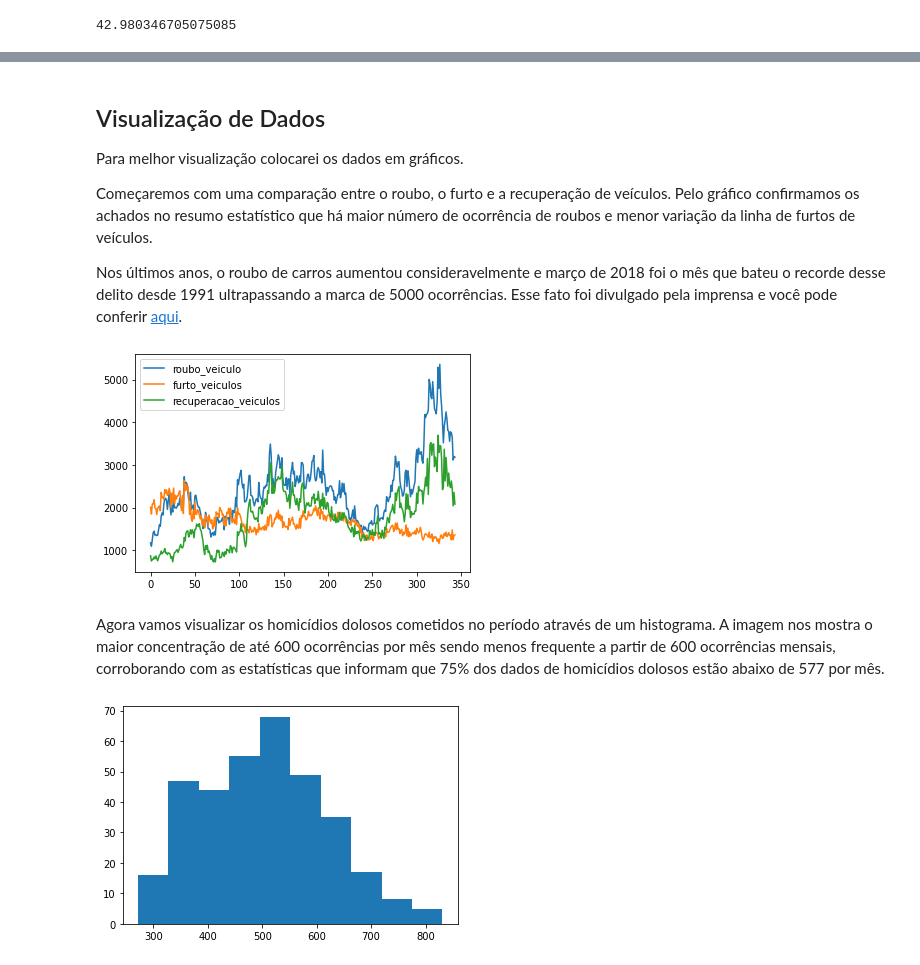
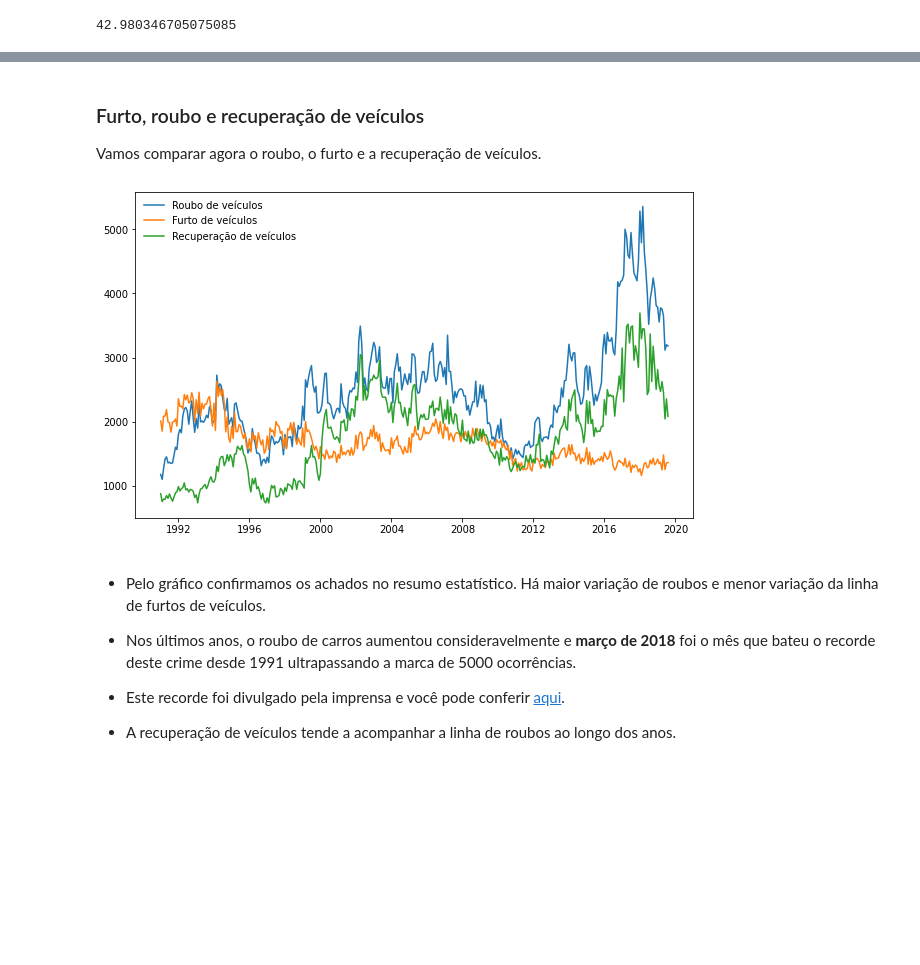
Before and after one commit to brunnadeandrade/data_science, a Jupyter notebook: Analisando_a_Violência_no_Rio_de_Janeiro.ipynb, the cells around one changed output, grey strips where cells are left out. Cells and saved outputs as stored; diff of their text form; code cells hidden in the pictures; blank space fills up the shorter version.

```diff
--- a/Analisando_a_Violência_no_Rio_de_Janeiro.ipynb
+++ b/Analisando_a_Violência_no_Rio_de_Janeiro.ipynb
@@ -184,23 +390,22 @@ Os roubos em coletivos tiveram mínima de 281 e máxima de 1.628 ocorrências, u
+# %% [markdown]
+### Furto, roubo e recuperação de veículos
+
+Vamos comparar agora o roubo, o furto e a recuperação de veículos.
+# %%
+# Plotar gráfico de roubo, furto e recuperação de veículos
+fig, ax = plt.subplots(figsize=(10,6))
+ax.plot(df['data'], df['roubo_veiculo'], label='Roubo de veículos');
+ax.plot(df['data'], df['furto_veiculos'], label='Furto de veículos');
+ax.plot(df['data'], df['recuperacao_veiculos'], label='Recuperação de veículos');
+plt.legend(frameon=False);
+plt.show();
+# %% [output]
+[figure, added]
 # %% [markdown]
-## Visualização de Dados
+* Pelo gráfico confirmamos os achados no resumo estatístico. Há maior variação de roubos e menor variação da linha de furtos de veículos.
 
-Para melhor visualização colocarei os dados em gráficos.
+* Nos últimos anos, o roubo de carros aumentou consideravelmente e **março de 2018** foi o mês que bateu o recorde deste crime desde 1991 ultrapassando a marca de 5000 ocorrências.
 
-Começaremos com uma comparação entre o roubo, o furto e a recuperação de veículos. Pelo gráfico confirmamos os achados no resumo estatístico que há maior número de ocorrência de roubos e menor variação da linha de furtos de veículos.
+* Este recorde foi divulgado pela imprensa e você pode conferir [aqui](https://g1.globo.com/rj/rio-de-janeiro/noticia/rj-teve-recorde-de-roubo-de-veiculos-em-marco-registra-isp.ghtml).
 
-Nos últimos anos, o roubo de carros aumentou consideravelmente e março de 2018 foi o mês que bateu o recorde desse delito desde 1991 ultrapassando a marca de 5000 ocorrências. Esse fato foi divulgado pela imprensa e você pode conferir [aqui](https://g1.globo.com/rj/rio-de-janeiro/noticia/rj-teve-recorde-de-roubo-de-veiculos-em-marco-registra-isp.ghtml).
+* A recuperação de veículos tende a acompanhar a linha de roubos ao longo dos anos.
-# %%
-# Plotar gráfico de roubo, furto e recuperação de veículos
-df.roubo_veiculo.plot(legend=True);
-df.furto_veiculos.plot(legend=True);
-df.recuperacao_veiculos.plot(legend=True);
-# %% [output]
-[figure, removed]
-# %% [markdown]
-Agora vamos visualizar os homicídios dolosos cometidos no período através de um histograma.
-A imagem nos mostra o maior concentração de até 600 ocorrências por mês sendo menos frequente a partir de 600 ocorrências mensais, corroborando com as estatísticas que informam que 75% dos dados de homicídios dolosos estão abaixo de 577 por mês.
-# %%
-# plotar histograma de homicídios dolosos
-df.hom_doloso.hist(grid=False);
-# %% [output]
-[figure, removed]
```
Also changed, not shown: parts of 45 cells of this notebook.
